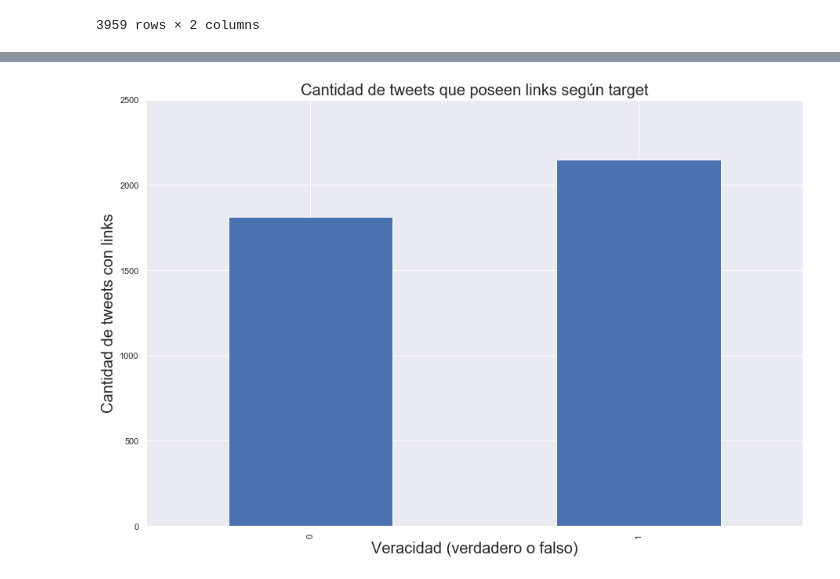
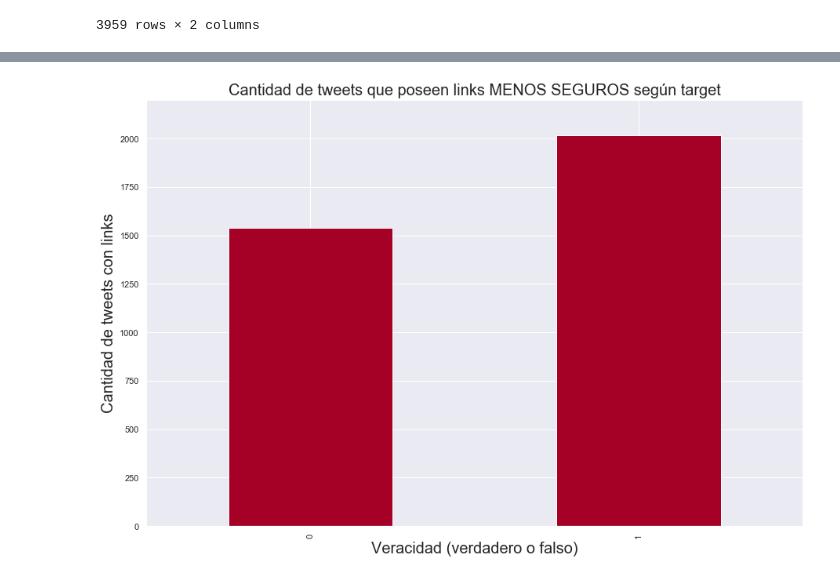
Before and after one commit to milemarchese/OrganizacionDeDatos, a Jupyter notebook: Análisis Exploratorio.ipynb, the cells around one changed output, grey strips where cells are left out. Saved outputs shown, nothing was run; the diff lists cells and outputs as text; code cells hidden in the pictures.

Commit message:
Analisis de palabras + graficos de links

```diff
--- a/Análisis Exploratorio.ipynb
+++ b/Análisis Exploratorio.ipynb
@@ -307,3 +378,15 @@ tweets_by_links
 | 7552 | Israel wrecked my home. Now it wa... | 1 |
 | 7584 | These boxes are ready to explode!... | 0 |
 3959 rows × 2 columns
+# %%
+data = tweets_by_links.groupby('target')['text'].count().to_frame()
+
+sns.set(style="whitegrid")
+g = sns.barplot(x=data.index, y="text", data=data)
+
+g.set_title('Cantidad de tweets que poseen links según target', fontsize = 20)
+g.set_xlabel('Veracidad (verdadero o falso)', fontsize = 20)
+g.set_ylabel('Cantidad de tweets con links', fontsize = 20)
+plt.ylim(0,2500)
+sns.set(rc = {'figure.figsize' : (15,10)})
+plt.show()
@@ -310,9 +431,12 @@ tweets_by_links
 # %%
-tweets_by_links.groupby('target')['text'].count().plot(kind = 'bar', figsize = (15,10))
-plt.title('Cantidad de tweets que poseen links según target', fontsize = 20)
+#Hipotesis: uno esperaria que la utilizacion de links no seguros sea para los no desastres ya que lo provee cualquiera.
+#Dato: Hay muchos links inseguros en el dataset
+
+tweets_by_http.groupby('target')['text'].count().plot(kind = 'bar', figsize = (15,10), colormap = 'RdYlBu')
+plt.title('Cantidad de tweets que poseen links MENOS SEGUROS según target', fontsize = 20)
 plt.xlabel('Veracidad (verdadero o falso)', fontsize = 20)
 plt.ylabel('Cantidad de tweets con links', fontsize = 20)
-plt.ylim(0,2500)
+plt.ylim(0,2200)
 plt.show()
 # %% [output]
-[figure, old version]
+[figure, new version]
```
Also changed, not shown: parts of 23 cells of this notebook.
